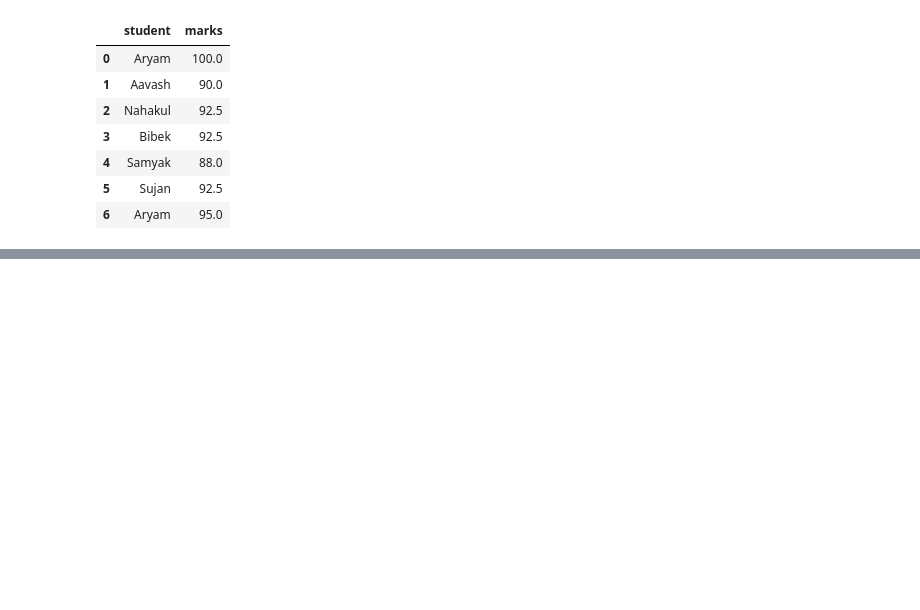
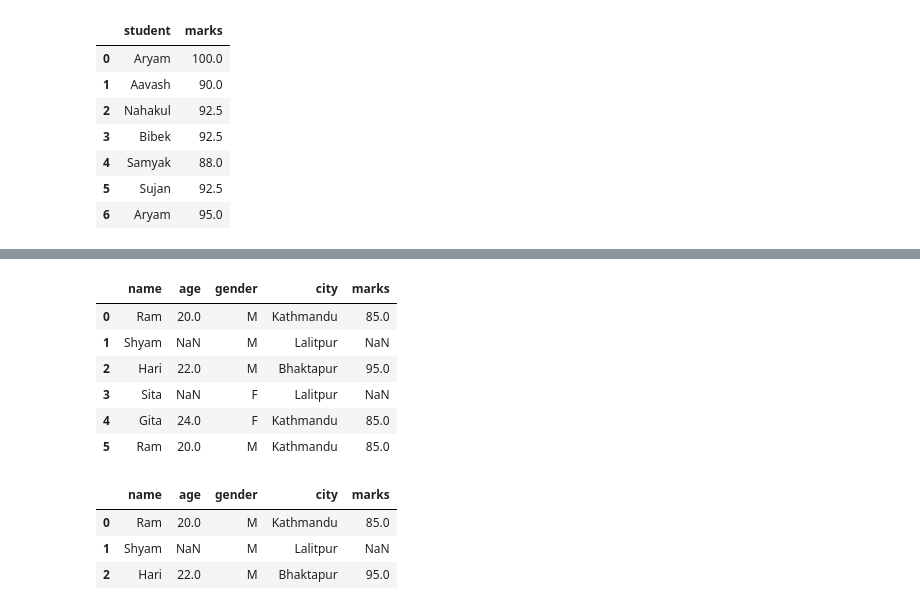
Before and after one commit to AryamBajracharya/ML, a Jupyter notebook: handling_missing_values_and_outliers.ipynb, the cells around one changed output, grey strips where cells are left out. Drawn from its saved outputs; the diff is of its cells as text; code cells hidden in the pictures; blank space fills up the shorter version.

```diff
--- a/handling_missing_values_and_outliers.ipynb
+++ b/handling_missing_values_and_outliers.ipynb
@@ -241,0 +341,27 @@ df.fillna(df['marks'].median())
+# %%
+import pandas as pd
+import numpy as np
+data = {
+    "name":['Ram','Shyam','Hari','Sita','Gita','Ram'],
+    "age":[20,np.nan,22,np.nan,24,20],
+    "gender":['M','M','M','F','F','M'],
+    "city":['Kathmandu','Lalitpur','Bhaktapur','Lalitpur','Kathmandu','Kathmandu'],
+    "marks":[85,np.nan,95,np.nan,85,85]
+}
+df = pd.DataFrame(data)
+df
+# %% [output]
+|  | name | age | gender | city | marks |
+| 0 | Ram | 20.0 | M | Kathmandu | 85.0 |
+| 1 | Shyam | NaN | M | Lalitpur | NaN |
+| 2 | Hari | 22.0 | M | Bhaktapur | 95.0 |
+| 3 | Sita | NaN | F | Lalitpur | NaN |
+| 4 | Gita | 24.0 | F | Kathmandu | 85.0 |
+| 5 | Ram | 20.0 | M | Kathmandu | 85.0 |
+# %%
+df.drop_duplicates(['city']) # hover and check subset is first at there
+# %% [output]
+|  | name | age | gender | city | marks |
+| 0 | Ram | 20.0 | M | Kathmandu | 85.0 |
+| 1 | Shyam | NaN | M | Lalitpur | NaN |
+| 2 | Hari | 22.0 | M | Bhaktapur | 95.0 |
```
Also changed, not shown: parts of 16 cells of this notebook.
